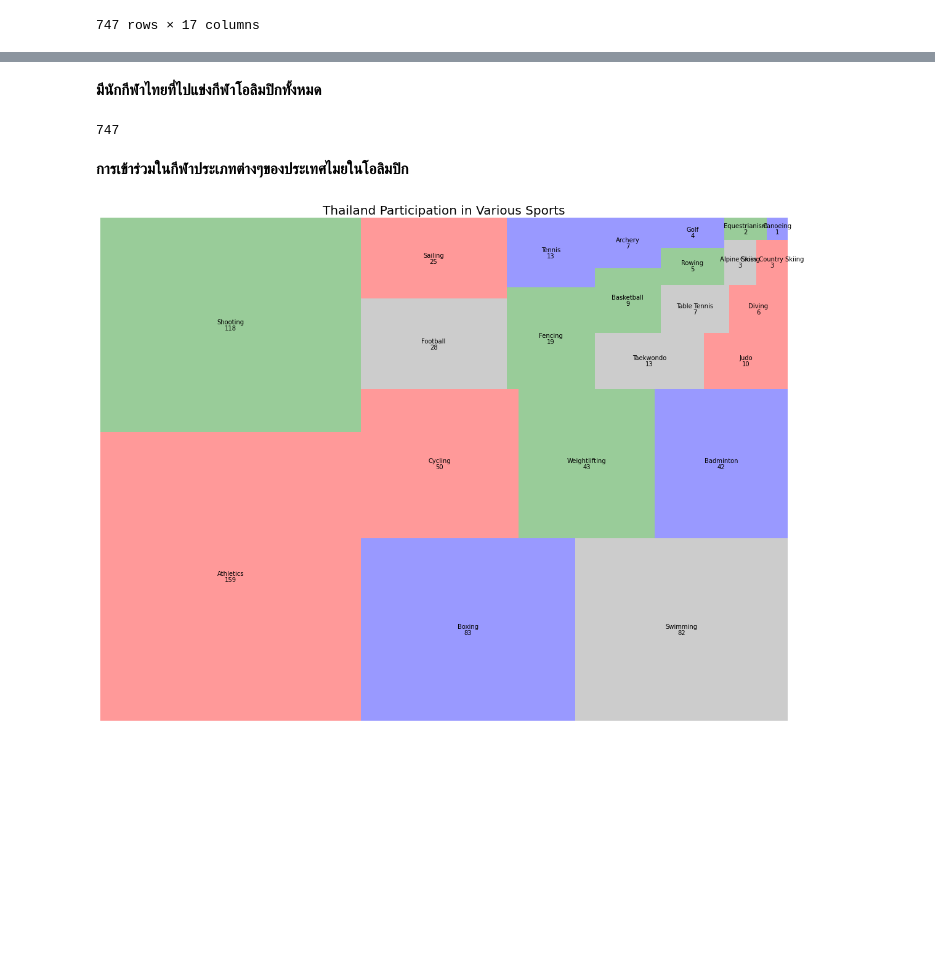
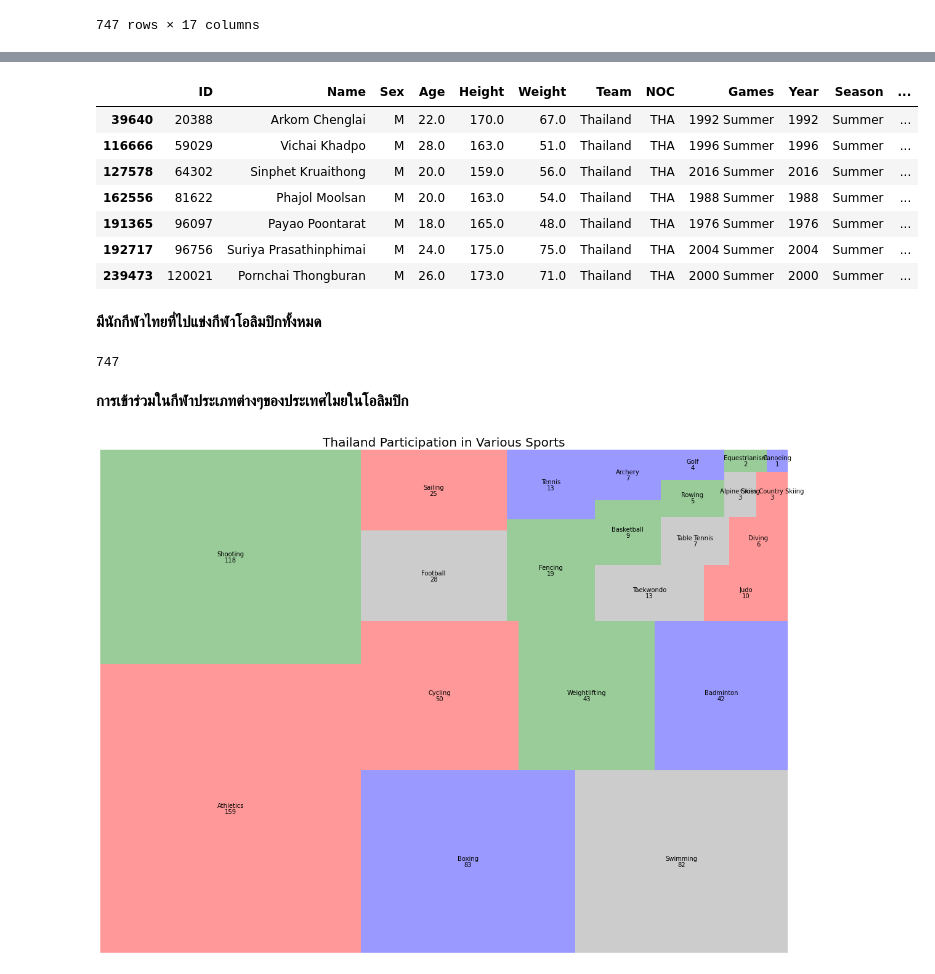
Before and after one commit to Kanokkarn21/Colab, a Jupyter notebook: Project_61070273.ipynb, the cells around one changed output, grey strips where cells are left out. Drawn from its saved outputs; the diff is of its cells as text; code cells hidden in the pictures; blank space fills up the shorter version.

```diff
--- a/Project_61070273.ipynb
+++ b/Project_61070273.ipynb
@@ -363,3 +483,15 @@ MedalsTHA
+# %%
+MaleB = Male.loc[Mtha['Medal'] == 'Bronze']
+MaleB
+# %% [output]
+|  | ID | Name | Sex | Age | Height | Weight | Team | NOC | Games | Year | Season | ... |
+| 39640 | 20388 | Arkom Chenglai | M | 22.0 | 170.0 | 67.0 | Thailand | THA | 1992 Summer | 1992 | Summer | ... |
+| 116666 | 59029 | Vichai Khadpo | M | 28.0 | 163.0 | 51.0 | Thailand | THA | 1996 Summer | 1996 | Summer | ... |
+| 127578 | 64302 | Sinphet Kruaithong | M | 20.0 | 159.0 | 56.0 | Thailand | THA | 2016 Summer | 2016 | Summer | ... |
+| 162556 | 81622 | Phajol Moolsan | M | 20.0 | 163.0 | 54.0 | Thailand | THA | 1988 Summer | 1988 | Summer | ... |
+| 191365 | 96097 | Payao Poontarat | M | 18.0 | 165.0 | 48.0 | Thailand | THA | 1976 Summer | 1976 | Summer | ... |
+| 192717 | 96756 | Suriya Prasathinphimai | M | 24.0 | 175.0 | 75.0 | Thailand | THA | 2004 Summer | 2004 | Summer | ... |
+| 239473 | 120021 | Pornchai Thongburan | M | 26.0 | 173.0 | 71.0 | Thailand | THA | 2000 Summer | 2000 | Summer | ... |
 # %% [markdown]
 **มีนักกีฬาไทยที่ไปแข่งกีฬาโอลิมปิกทั้งหมด**
 # %%
```
Also changed, not shown: parts of 16 cells of this notebook, 1 other file.
